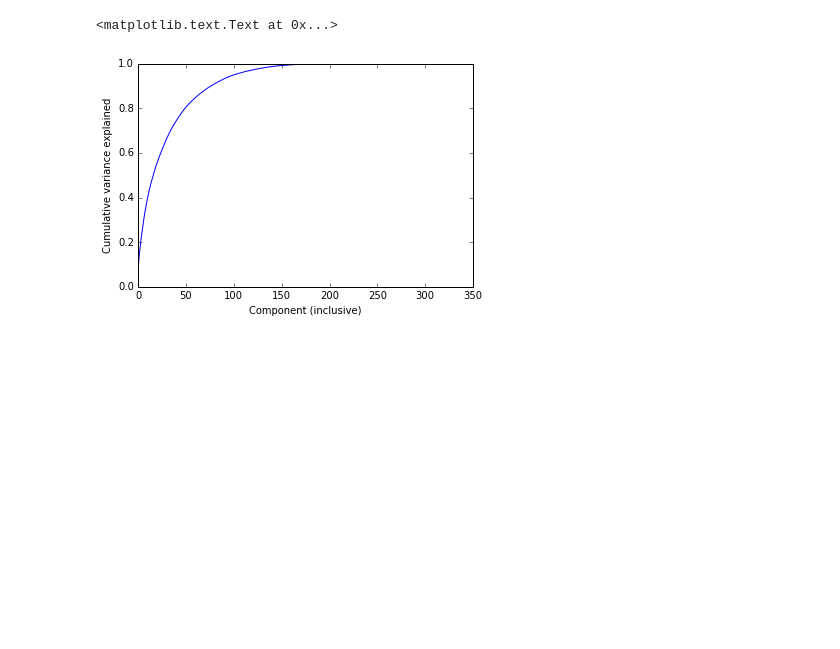
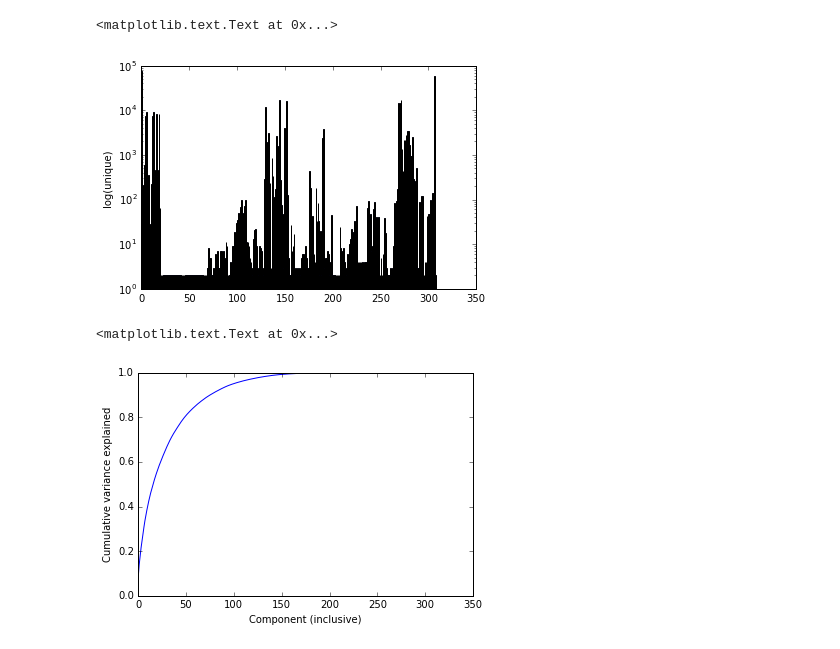
Before and after one commit to dwyatte/kaggle-santander, a Jupyter notebook: notebooks/pca.ipynb, the cells around one changed output. Saved outputs shown, nothing was run; the diff lists cells and outputs as text; code cells hidden in the pictures; blank space fills up the shorter version.

```diff
--- a/notebooks/pca.ipynb
+++ b/notebooks/pca.ipynb
@@ -41,0 +48,6 @@ Duplicate columns ['ind_var29_0', 'ind_var29', 'ind_var13_medio', 'ind_var18', '
+# %%
+# var3 maybe contains some sort of error code with -999999
+descriptive = df_train.describe()
+descriptive.loc['unique'] = [len(df_train[col].unique()) for col in df_train.columns]
+pd.options.display.max_columns = descriptive.shape[1]
+descriptive
@@ -42 +65,8 @@ Duplicate columns ['ind_var29_0', 'ind_var29', 'ind_var13_medio', 'ind_var18', '
+# %%
+plt.bar(range(len(descriptive.T['unique'])), descriptive.T['unique'])
+plt.gca().set_yscale('log')
+plt.ylabel('log(unique)')
+# %% [output]
+<matplotlib.text.Text at 0x...>
+[figure, added]
 # %%
```
Also changed, not shown: parts of 9 cells of this notebook.
